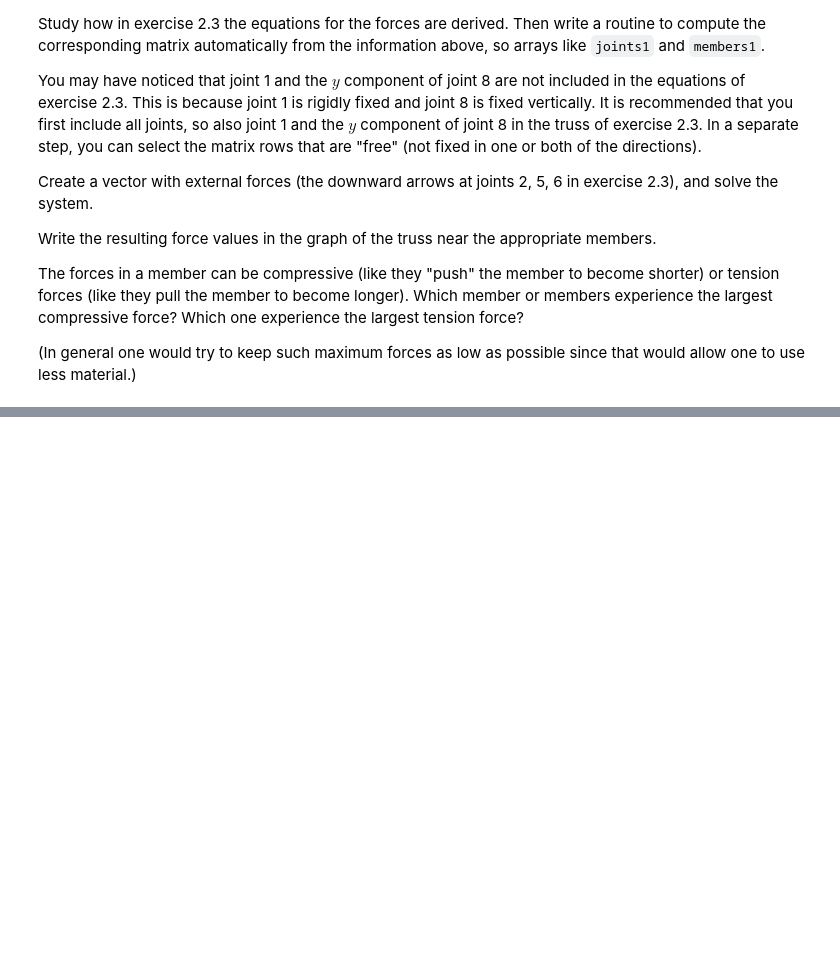
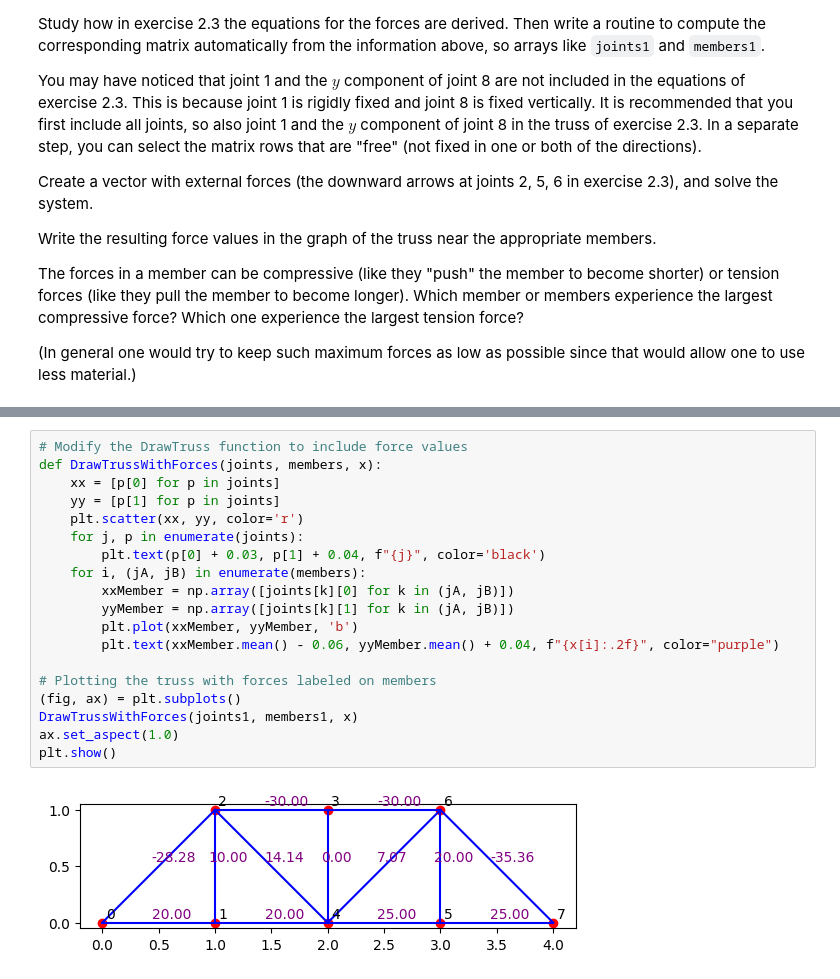
Before and after one commit to zoeazra/NumAlg, a Jupyter notebook: hw1.ipynb, the cells around one changed output, grey strips where cells are left out. Cells and saved outputs as stored; diff of their text form; blank space fills up the shorter version.

```diff
--- a/hw1.ipynb
+++ b/hw1.ipynb
@@ -673,0 +472,21 @@ Truss matrix:
+# %%
+# Modify the DrawTruss function to include force values
+def DrawTrussWithForces(joints, members, x):
+    xx = [p[0] for p in joints]
+    yy = [p[1] for p in joints]
+    plt.scatter(xx, yy, color='r')
+    for j, p in enumerate(joints):
+        plt.text(p[0] + 0.03, p[1] + 0.04, f"{j}", color='black')
+    for i, (jA, jB) in enumerate(members):
+        xxMember = np.array([joints[k][0] for k in (jA, jB)])
+        yyMember = np.array([joints[k][1] for k in (jA, jB)])
+        plt.plot(xxMember, yyMember, 'b')
+        plt.text(xxMember.mean() - 0.06, yyMember.mean() + 0.04, f"{x[i]:.2f}", color="purple")
+
+# Plotting the truss with forces labeled on members
+(fig, ax) = plt.subplots()
+DrawTrussWithForces(joints1, members1, x)
+ax.set_aspect(1.0)
+plt.show()
+# %% [output]
+[figure, added]
```
Also changed, not shown: parts of 6 cells of this notebook.
